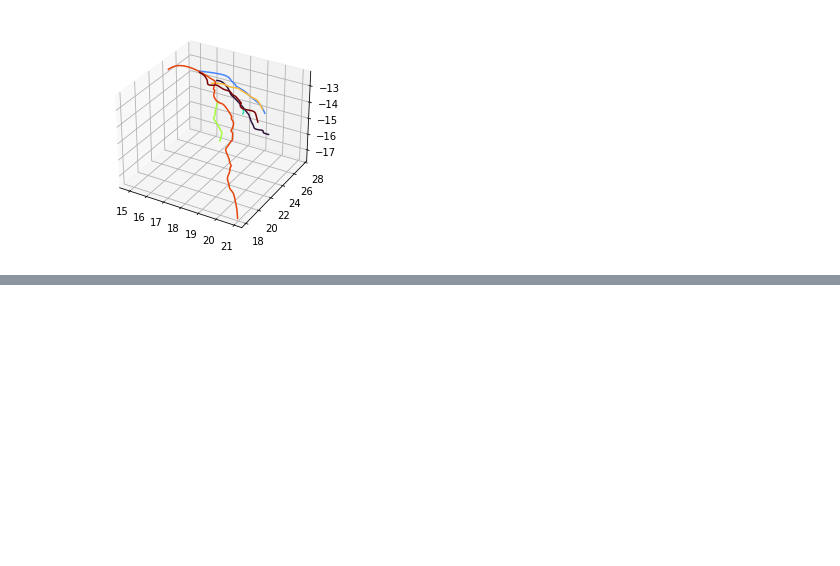
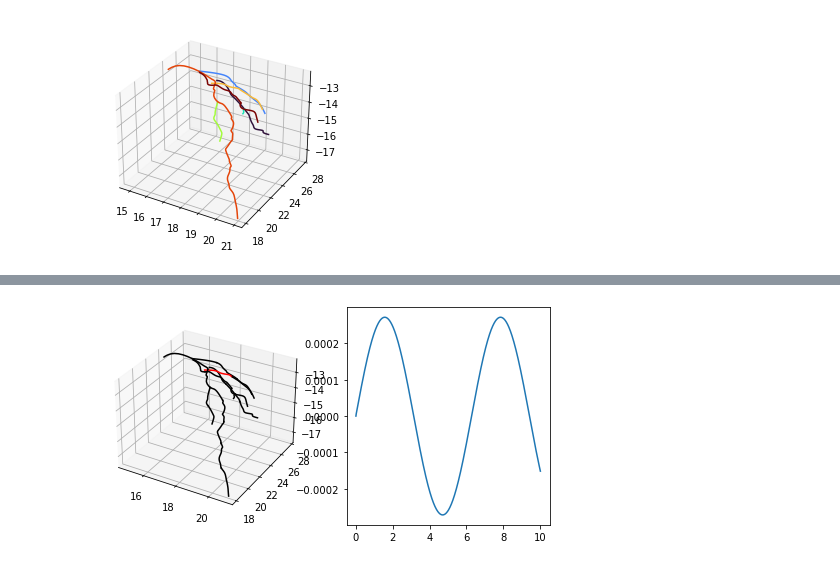
Before and after one commit to lucapegolotti/Coro0D, a Jupyter notebook: run.ipynb, the cells around one changed output, grey strips where cells are left out. Cells and saved outputs as stored; diff of their text form; code cells hidden in the pictures; blank space fills up the shorter version.

```diff
--- a/run.ipynb
+++ b/run.ipynb
@@ -43,0 +58,4 @@ for row in bdf.bdfmatrix:
+# %%
+plot_solution(solutions, times, chunks, 9, 'Q')
+# %% [output]
+[figure, added]
```
Also changed, not shown: parts of 7 cells of this notebook, 7 other files.
